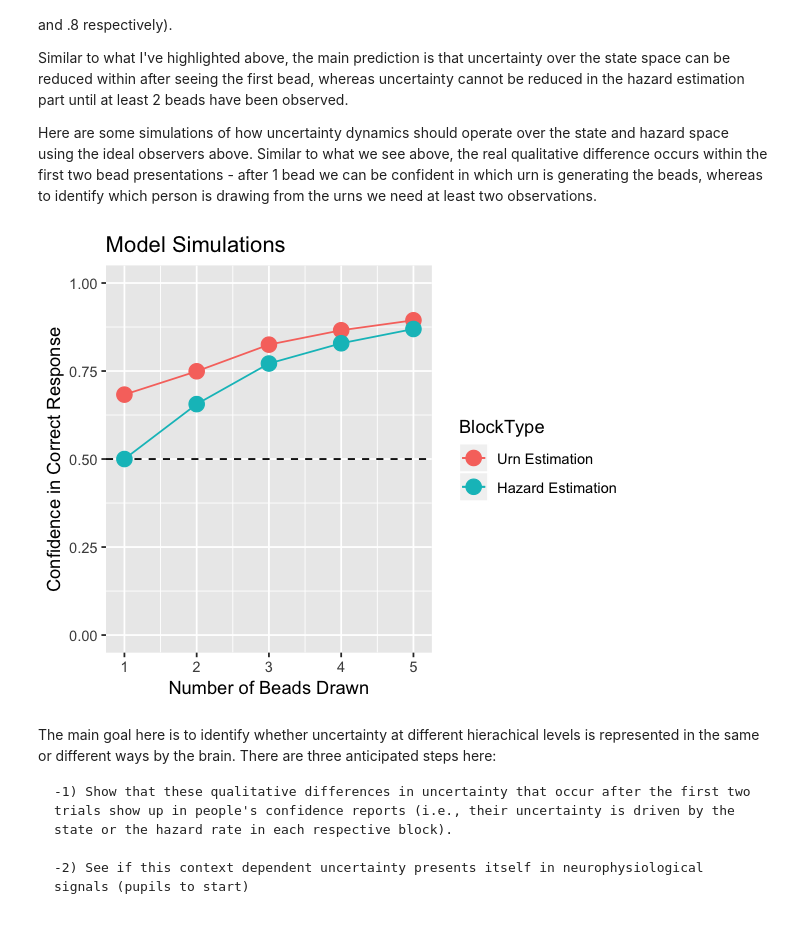
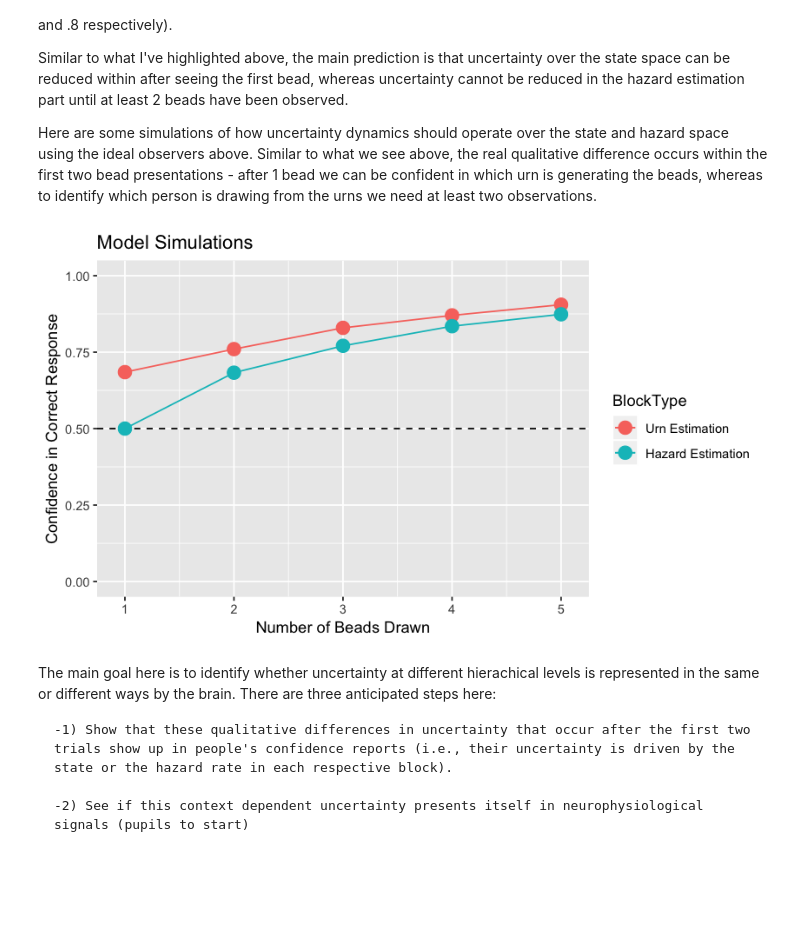
Before and after one commit to alsfilip/Urn_Hazard_Estimation, a Jupyter notebook: UrnHazardTask.ipynb, the cells around one changed output. Cells and saved outputs as stored; diff of their text form; code cells hidden in the pictures; blank space fills up the shorter version.

```diff
--- a/UrnHazardTask.ipynb
+++ b/UrnHazardTask.ipynb
@@ -299,31 +299,35 @@ Similar to what I've highlighted above, the main prediction is that uncertainty
 
 Here are some simulations of how uncertainty dynamics should operate over the state and hazard space using the ideal observers above. Similar to what we see above, the real qualitative difference occurs within the first two bead presentations - after 1 bead we can be confident in which urn is generating the beads, whereas to identify which person is drawing from the urns we need at least two observations.
 # %%
-sims_urn = genSim(200,6,c(.2,.8),c(.05,.95),.8)
-sims_haz_low = genSim(100,6,c(.00001,.99999),c(.2,.8),.9999,h=.2)
-sims_haz_high = genSim(100,6,c(.00001,.99999),c(.2,.8),.9999,h=.8)
+nsim = 5000
+sims_urn = genSim(nsim,6,c(.2,.8),c(.05,.95),.8)
+sims_haz_low = genSim(nsim/2,6,c(.00001,.99999),c(.2,.8),.9999,h=.2)
+sims_haz_high = genSim(nsim/2,6,c(.00001,.99999),c(.2,.8),.9999,h=.8)
 sims_haz = rbind(sims_haz_low,sims_haz_high)
 
 sims_urn.m = ddply(subset(sims_urn,Estimator == 'State'),.(Trials),summarize,mcorrect = mean(Correct_Urn),mse=mean_se(Correct_Urn)[[2]],pse=mean_se(Correct_Urn)[[3]])
 sims_urn.m$BlockType = 'Urn Estimation'
 sims_haz.m = ddply(subset(sims_haz,Estimator == 'Hazard'),.(Trials),summarize,mcorrect=mean(Correct_Hazard),mse=mean_se(Correct_Hazard)[[2]],pse=mean_se(Correct_Hazard)[[3]])
 sims_haz.m$BlockType = 'Hazard Estimation'
 sims.m = rbind(sims_urn.m,sims_haz.m)
 sims.m$BlockType = factor(sims.m$BlockType,levels=c('Urn Estimation','Hazard Estimation'))
 
-options(repr.plot.width=5,repr.plot.height=4)
-ggplot(subset(sims.m,Trials > 1),aes(Trials,mcorrect,ymin=mse,ymax=pse,color=BlockType))+
+options(repr.plot.width=7,repr.plot.height=4)
+simPlt = ggplot(subset(sims.m,Trials > 1),aes(Trials,mcorrect,ymin=mse,ymax=pse,color=BlockType))+
     geom_hline(yintercept=c(.5),linetype=2)+
     geom_errorbar(width=.1)+
     geom_line()+
     geom_point(size=4)+
     ylab('Confidence in Correct Response')+
     xlab('Number of Beads Drawn')+
     scale_x_continuous(breaks=1:6,labels=0:5)+
     ylim(c(0,1))+
     ggtitle('Model Simulations')
+
+ggsave('/Users/alsfilip/Desktop/klab/sims.pdf',plot = simPlt,height = 4,width = 7)
+simPlt
 # %% [output]
-[figure, old version]
+[figure, new version]
 # %% [markdown]
 The main goal here is to identify whether uncertainty at different hierachical levels is represented in the same or different ways by the brain. There are three anticipated steps here:
 
```
Also changed, not shown: parts of 5 cells of this notebook, 6 other files.
